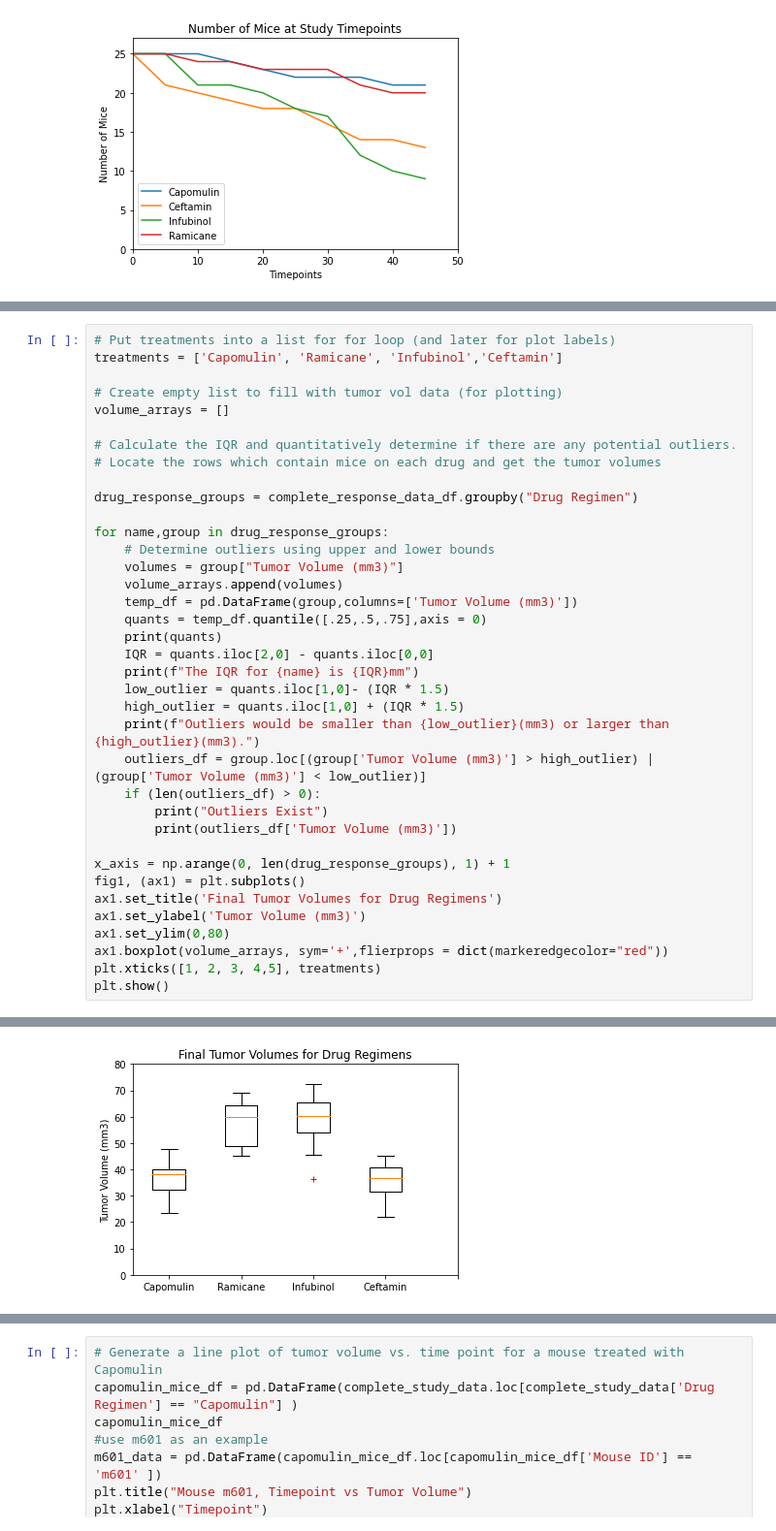
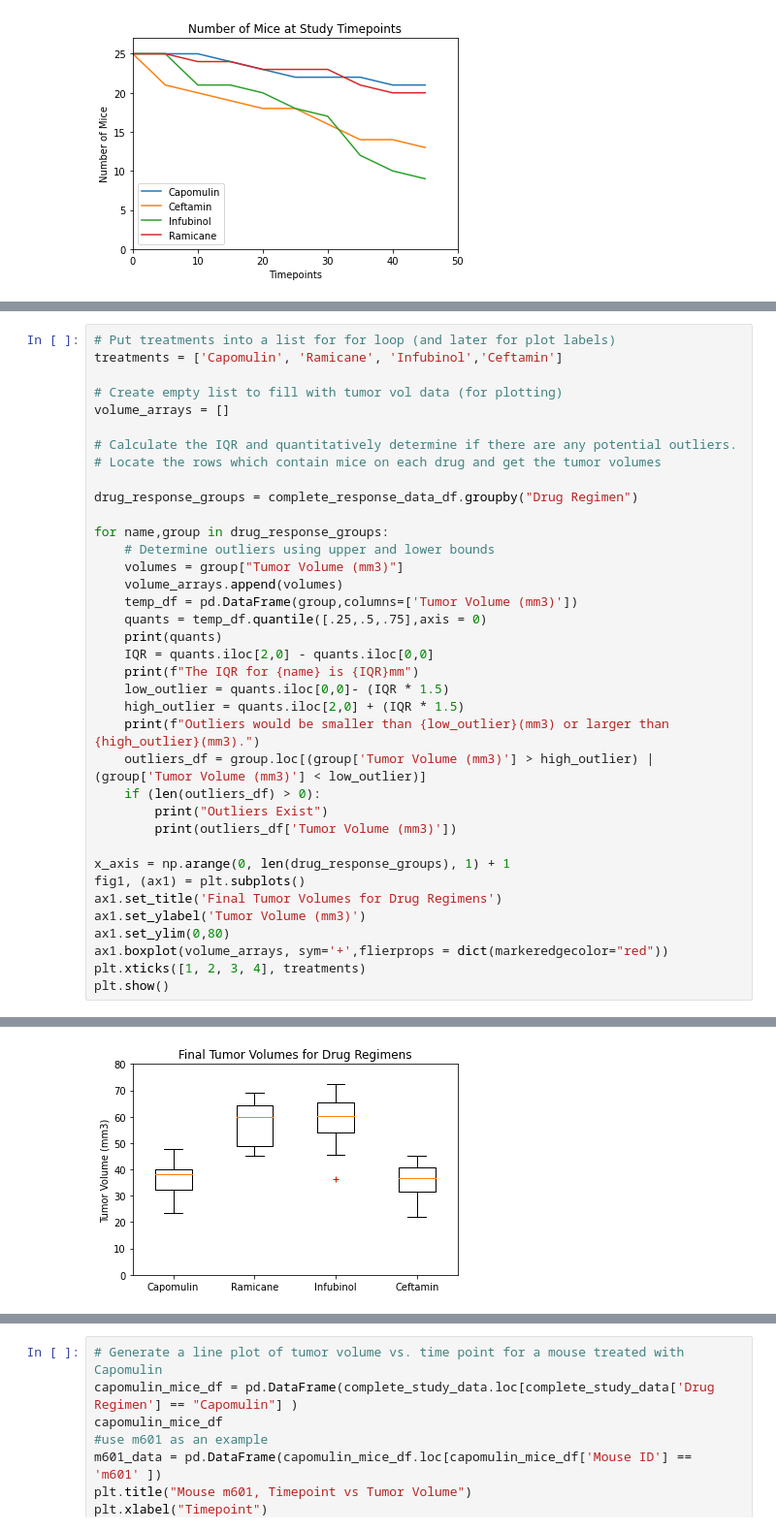
Before and after one commit to mkpennemays/PlottingPharmaData, a Jupyter notebook: Pymaceuticals/pymaceuticals_starter.ipynb, the cells around one changed output, grey strips where cells are left out. Shown: that part at 97% size. Drawn from its saved outputs; the diff is of its cells as text.

```diff
--- a/Pymaceuticals/pymaceuticals_starter.ipynb
+++ b/Pymaceuticals/pymaceuticals_starter.ipynb
@@ -230,8 +245,8 @@ for name,group in drug_response_groups:
     print(quants)
     IQR = quants.iloc[2,0] - quants.iloc[0,0]
     print(f"The IQR for {name} is {IQR}mm")
-    low_outlier = quants.iloc[1,0]- (IQR * 1.5)
-    high_outlier = quants.iloc[1,0] + (IQR * 1.5)
+    low_outlier = quants.iloc[0,0]- (IQR * 1.5)
+    high_outlier = quants.iloc[2,0] + (IQR * 1.5)
     print(f"Outliers would be smaller than {low_outlier}(mm3) or larger than {high_outlier}(mm3).")
     outliers_df = group.loc[(group['Tumor Volume (mm3)'] > high_outlier) | (group['Tumor Volume (mm3)'] < low_outlier)]
     if (len(outliers_df) > 0):
@@ -244,7 +259,7 @@ ax1.set_title('Final Tumor Volumes for Drug Regimens')
 ax1.set_ylabel('Tumor Volume (mm3)')
 ax1.set_ylim(0,80)
 ax1.boxplot(volume_arrays, sym='+',flierprops = dict(markeredgecolor="red"))
-plt.xticks([1, 2, 3, 4,5], treatments)
+plt.xticks([1, 2, 3, 4], treatments)
 plt.show()
 # %% [output]
       Tumor Volume (mm3)
@@ -267 +282 @@ Name: Tumor Volume (mm3), dtype: float64
-[figure, old version]
+[figure, new version]
```
Also changed, not shown: parts of 17 cells of this notebook.
